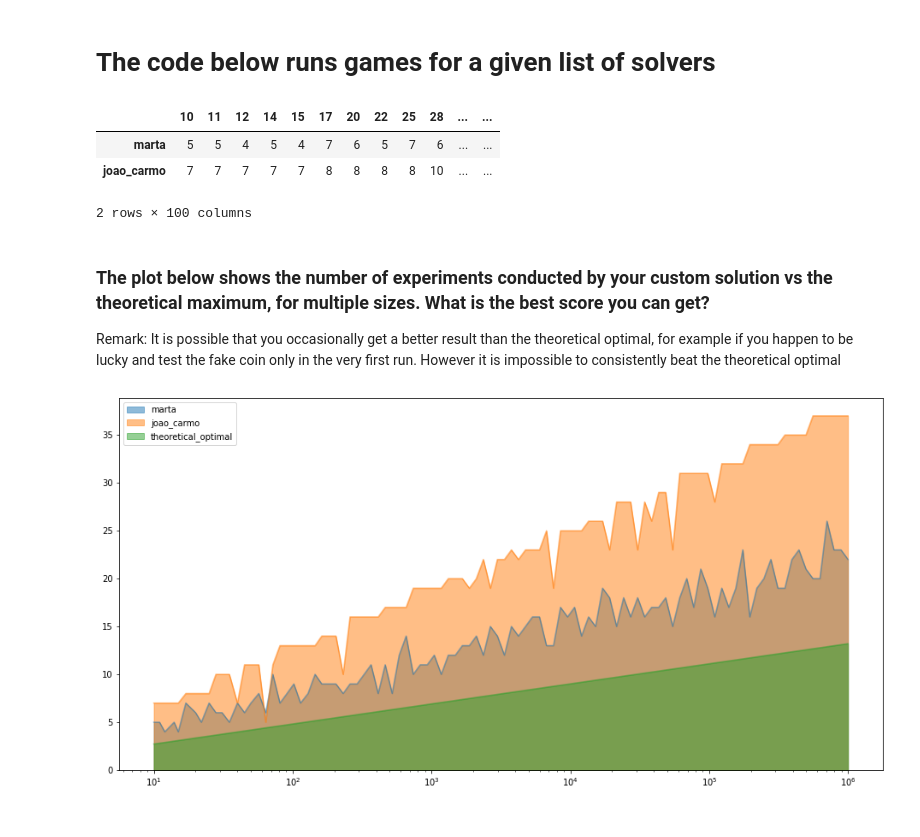
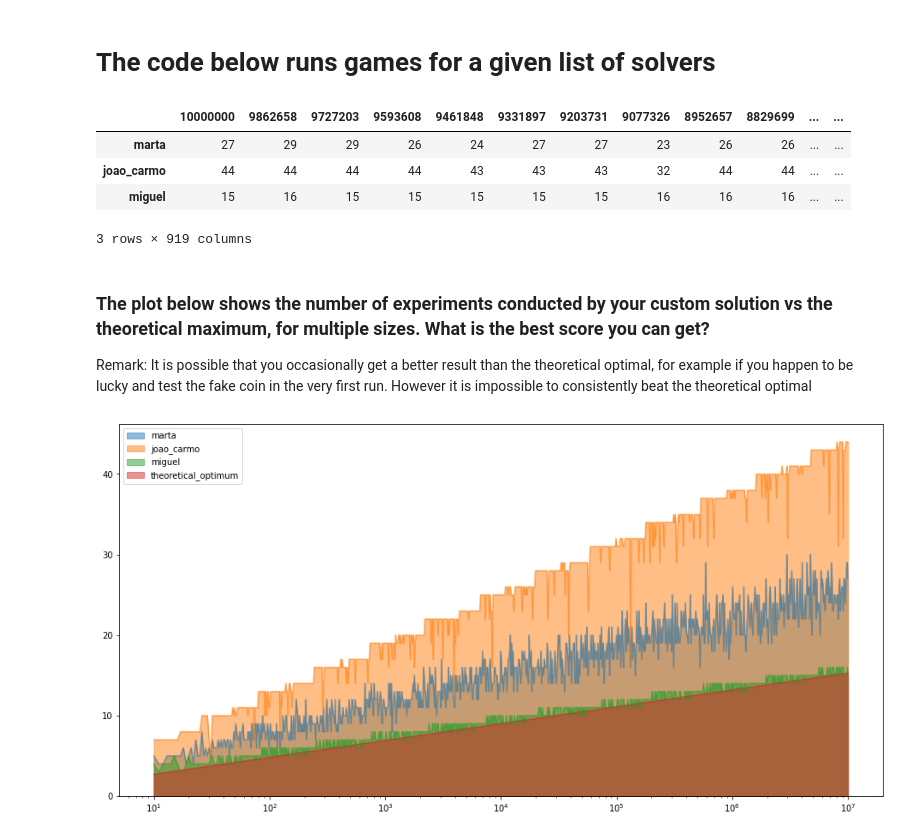
Before and after one commit to migueltorrescosta/notebooks, a Jupyter notebook: Coins_DoE.ipynb, the cells around one changed output. Cells and saved outputs as stored; diff of their text form; code cells hidden in the pictures.

Commit message:
Add Miguel's solution

```diff
--- a/Coins_DoE.ipynb
+++ b/Coins_DoE.ipynb
@@ -229,25 +286,28 @@ def run_comparison(sizes, solvers):
         (guessed_secret_coin, guess_is_heavier) = solver(oracle)
         if oracle.check_guess(guessed_secret_coin, guess_is_heavier):
             df[solver.__name__][size] = oracle.n_tests
+        else:
+            print(f"Solver {solver.__name__} incorrectly guessed for size {size} with secret_coin {secret_cois[size]}")
 
     return df
 # %%
-sizes = list(map(lambda x: floor(x), geomspace(10,10**6, 100)))
-solvers = [marta, joao_carmo]
+sizes = sorted(set(map(lambda x: floor(x), geomspace(10,10**7, 1000))), reverse=True)
+solvers = [marta, joao_carmo, miguel]
 df = run_comparison(sizes, solvers)
 df.T
 # %% [output]
-|  | 10 | 11 | 12 | 14 | 15 | 17 | 20 | 22 | 25 | 28 | ... | ... |
-| marta | 5 | 5 | 4 | 5 | 4 | 7 | 6 | 5 | 7 | 6 | ... | ... |
-| joao_carmo | 7 | 7 | 7 | 7 | 7 | 8 | 8 | 8 | 8 | 10 | ... | ... |
+|  | 10000000 | 9862658 | 9727203 | 9593608 | 9461848 | 9331897 | 9203731 | 9077326 | 8952657 | 8829699 | ... | ... |
+| marta | 27 | 29 | 29 | 26 | 24 | 27 | 27 | 23 | 26 | 26 | ... | ... |
+| joao_carmo | 44 | 44 | 44 | 44 | 43 | 43 | 43 | 32 | 44 | 44 | ... | ... |
+| miguel | 15 | 16 | 15 | 15 | 15 | 15 | 15 | 16 | 16 | 16 | ... | ... |
-2 rows × 100 columns
+3 rows × 919 columns
 # %% [markdown]
 ### The plot below shows the number of experiments conducted by your custom solution vs the theoretical maximum, for multiple sizes. What is the best score you can get?
 
-Remark: It is possible that you occasionally get a better result than the theoretical optimal, for example if you happen to be lucky and test the fake coin only in the very first run. However it is impossible to consistently beat the theoretical optimal
+Remark: It is possible that you occasionally get a better result than the theoretical optimal, for example if you happen to be lucky and test the fake coin in the very first run. However it is impossible to consistently beat the theoretical optimal
 # %%
 from math import log
-df["theoretical_optimal"] = list(map(lambda x: log(2*x, 3), df.index))
+df["theoretical_optimum"] = list(map(lambda x: log(2*x, 3), df.index))
 df.plot.area(figsize=(16,8), stacked=False, logx=True).figure.savefig('results.png')
 # %% [output]
-[figure, old version]
+[figure, new version]
```
Also changed, not shown: parts of 3 cells of this notebook.
